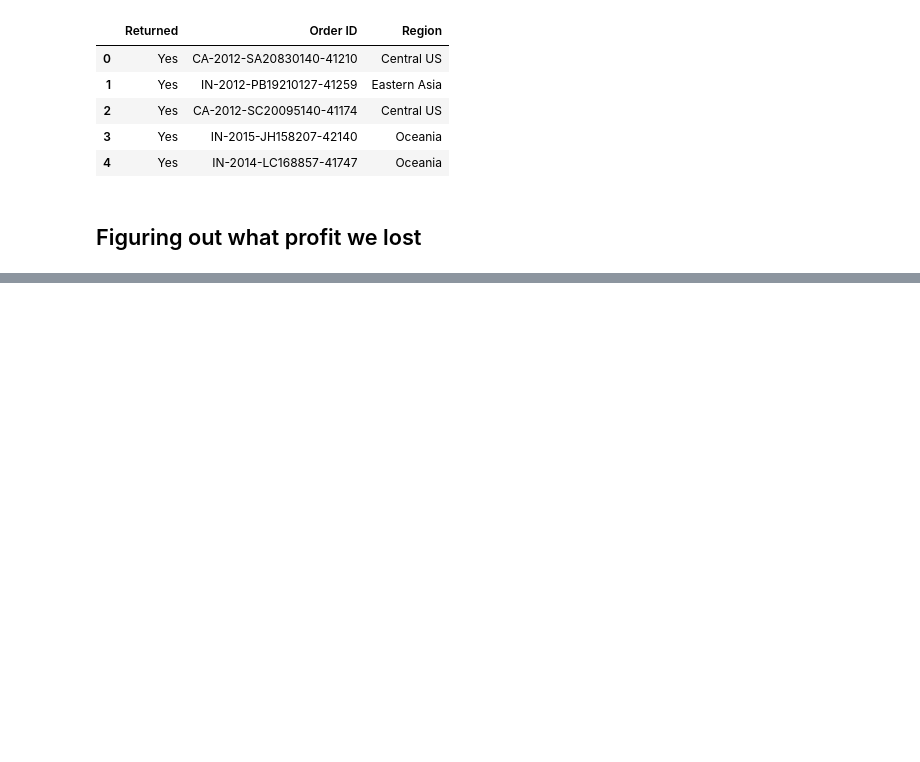
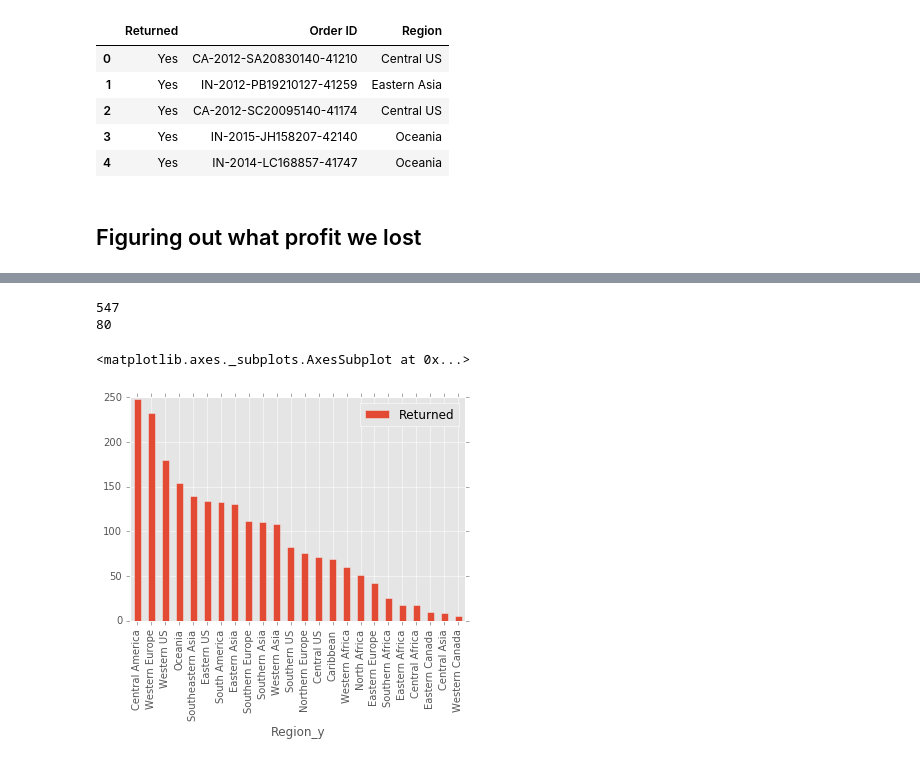
Before and after one commit to brucechyi/teamlab, a Jupyter notebook: ML_Lab.ipynb, the cells around one changed output, grey strips where cells are left out. Saved outputs shown, nothing was run; the diff lists cells and outputs as text; code cells hidden in the pictures; blank space fills up the shorter version.

```diff
--- a/ML_Lab.ipynb
+++ b/ML_Lab.ipynb
@@ -91,0 +113,16 @@ year_loss.plot.bar()
+# %%
+return_freq = comb_df[['Customer.ID','Returned']].groupby('Customer.ID').count().reset_index()
+
+return_freq[return_freq.Returned > 1]
+
+print(sum(return_freq.Returned > 1))
+
+print(sum(return_freq.Returned > 4))
+# %% [output]
+547
+80
+# %%
+comb_df.groupby('Region_y')[['Returned']].count().sort_values('Returned',ascending = False).plot.bar()
+# %% [output]
+<matplotlib.axes._subplots.AxesSubplot at 0x...>
+[figure, added]
```
Also changed, not shown: parts of 18 cells of this notebook.
